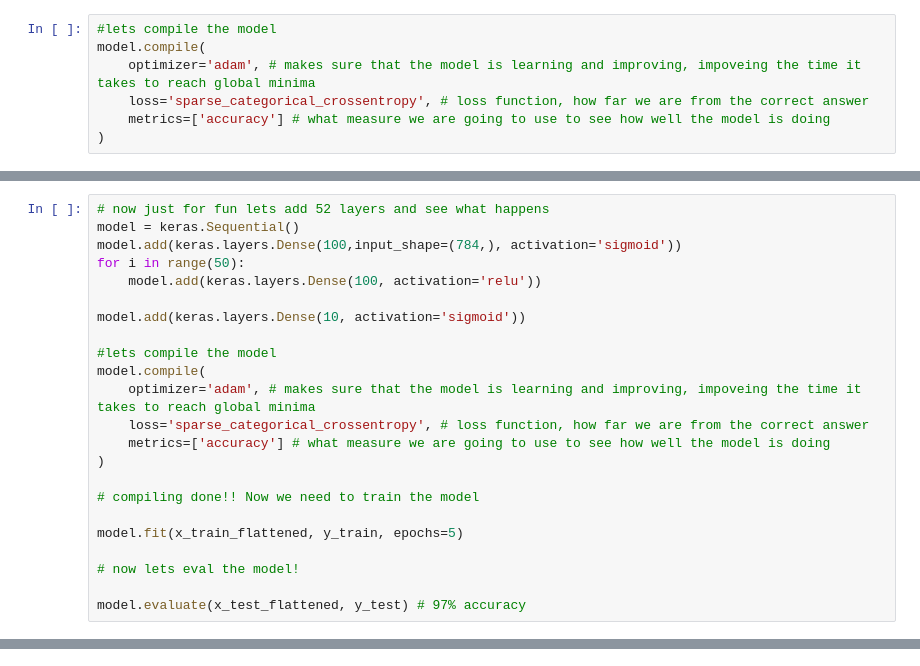
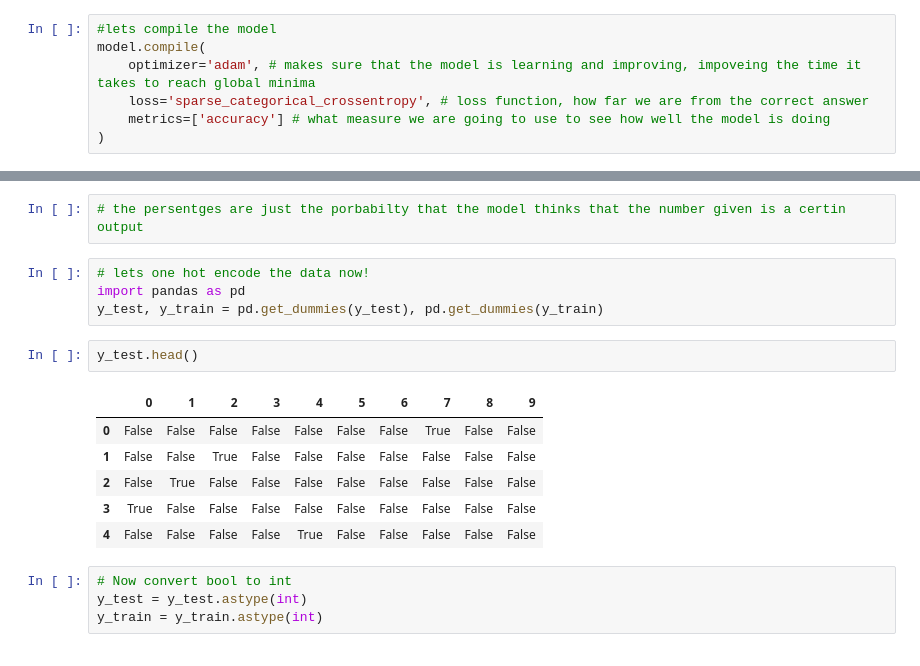
Before and after one commit to KanishkThamman/MNIST-Neural-Net, a Jupyter notebook: CLASS.ipynb, the cells around one changed output, grey strips where cells are left out. Saved outputs shown, nothing was run; the diff lists cells and outputs as text.

```diff
--- a/CLASS.ipynb
+++ b/CLASS.ipynb
@@ -205,23 +206,0 @@ Epoch 5/5
-# %%
-# now just for fun lets add 52 layers and see what happens
-model = keras.Sequential()
-model.add(keras.layers.Dense(100,input_shape=(784,), activation='sigmoid'))
-for i in range(50):
-    model.add(keras.layers.Dense(100, activation='relu'))
-
-model.add(keras.layers.Dense(10, activation='sigmoid'))
-
-#lets compile the model
-model.compile(
-    optimizer='adam', # makes sure that the model is learning and improving, impoveing the time it takes to reach global minima
-    loss='sparse_categorical_crossentropy', # loss function, how far we are from the correct answer
-    metrics=['accuracy'] # what measure we are going to use to see how well the model is doing
-)
-
-# compiling done!! Now we need to train the model
-
-model.fit(x_train_flattened, y_train, epochs=5)
-
-# now lets eval the model!
-
-model.evaluate(x_test_flattened, y_test) # 97% accuracy
@@ -289,0 +267,19 @@ Epoch 10/10
+# %%
+# the persentges are just the porbabilty that the model thinks that the number given is a certin output
+# %%
+# lets one hot encode the data now!
+import pandas as pd
+y_test, y_train = pd.get_dummies(y_test), pd.get_dummies(y_train)
+# %%
+y_test.head()
+# %% [output]
+|  | 0 | 1 | 2 | 3 | 4 | 5 | 6 | 7 | 8 | 9 |
+| 0 | False | False | False | False | False | False | False | True | False | False |
+| 1 | False | False | True | False | False | False | False | False | False | False |
+| 2 | False | True | False | False | False | False | False | False | False | False |
+| 3 | True | False | False | False | False | False | False | False | False | False |
+| 4 | False | False | False | False | True | False | False | False | False | False |
+# %%
+# Now convert bool to int
+y_test = y_test.astype(int)
+y_train = y_train.astype(int)
```
Also changed, not shown: parts of 22 cells of this notebook.
